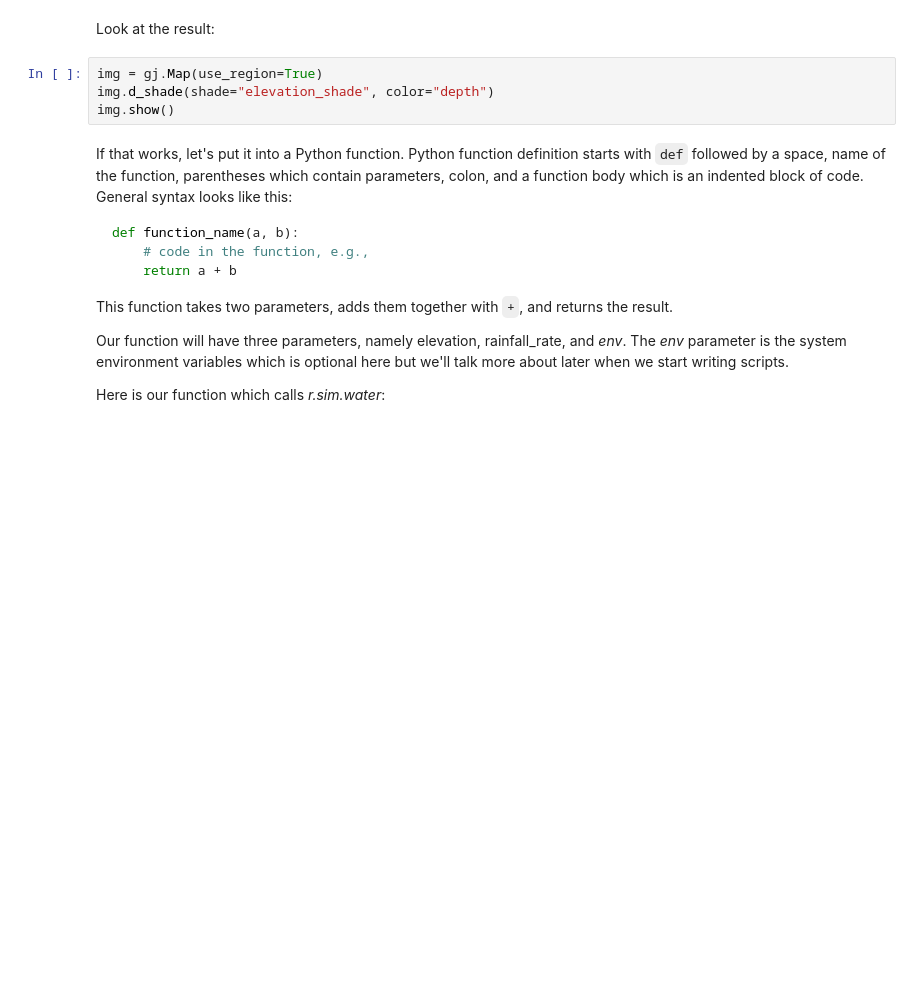
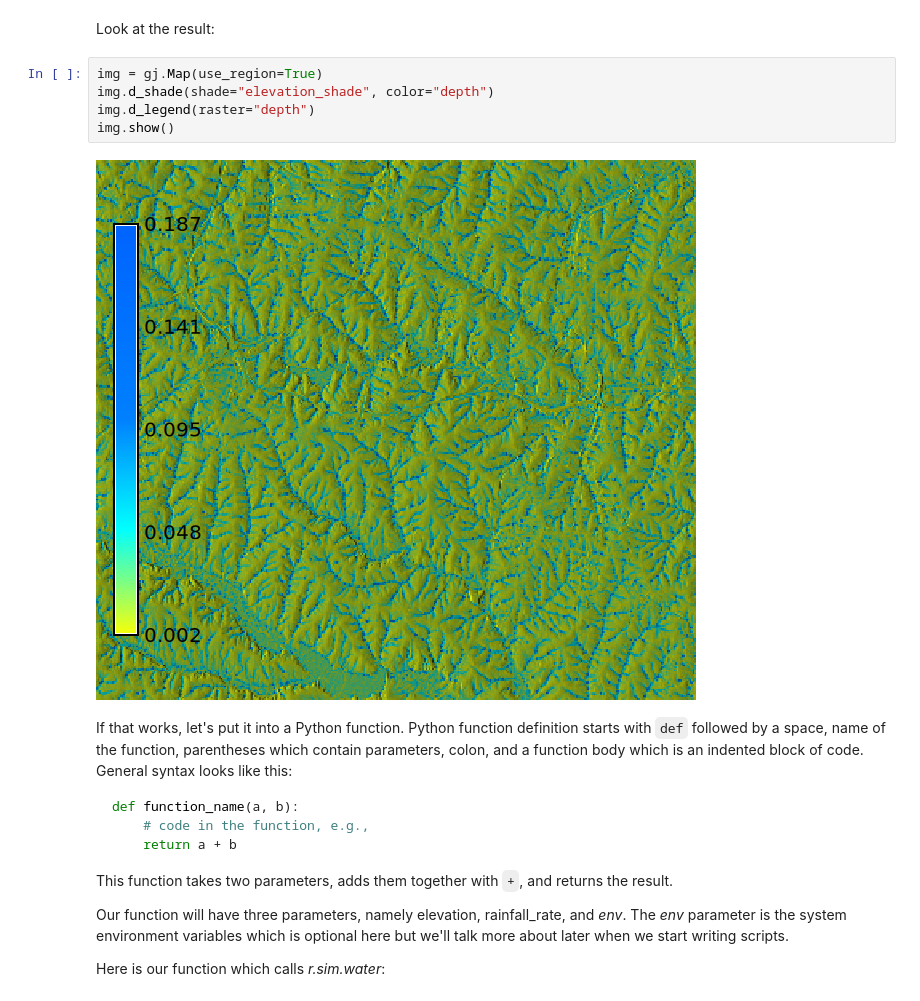
Before and after one commit to cwhite911/FOSS4GNA-2025-workshop, a Jupyter notebook: workshop/part_1_grass/Scripting_with_GRASS.ipynb, the cells around one changed output. Saved outputs shown, nothing was run; the diff lists cells and outputs as text; blank space fills up the shorter version.

```diff
--- a/workshop/part_1_grass/Scripting_with_GRASS.ipynb
+++ b/workshop/part_1_grass/Scripting_with_GRASS.ipynb
@@ -116,7 +208,10 @@ Look at the result:
 # %%
 img = gj.Map(use_region=True)
 img.d_shade(shade="elevation_shade", color="depth")
+img.d_legend(raster="depth")
 img.show()
+# %% [output]
+[figure, added]
 # %% [markdown]
 If that works, let's put it into a Python function. Python function definition starts with `def` followed by a space, name of the function, parentheses which contain parameters, colon, and a function body which is an indented block of code. General syntax looks like this:
 
```
Also changed, not shown: parts of 17 cells of this notebook, 15 other files.
